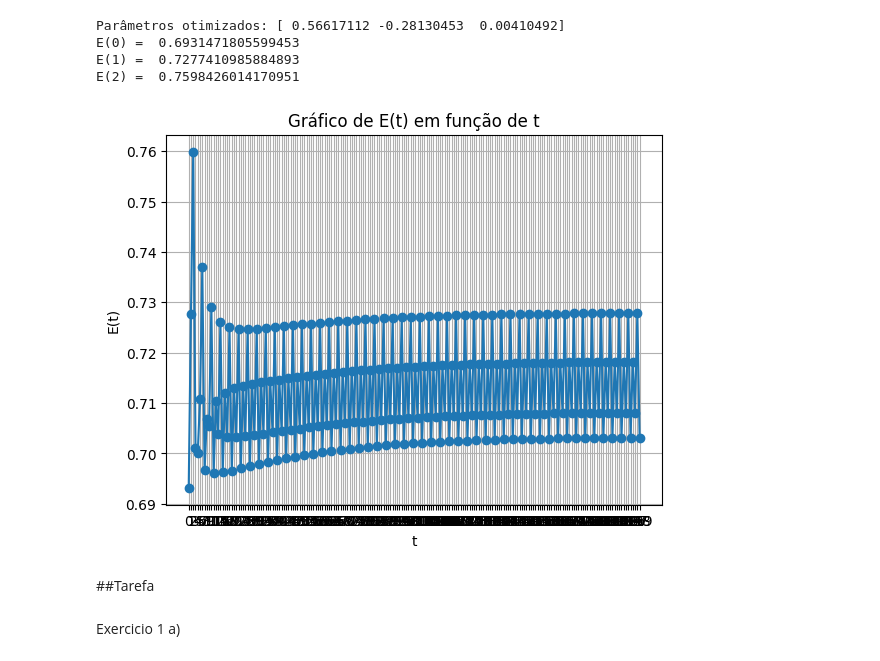
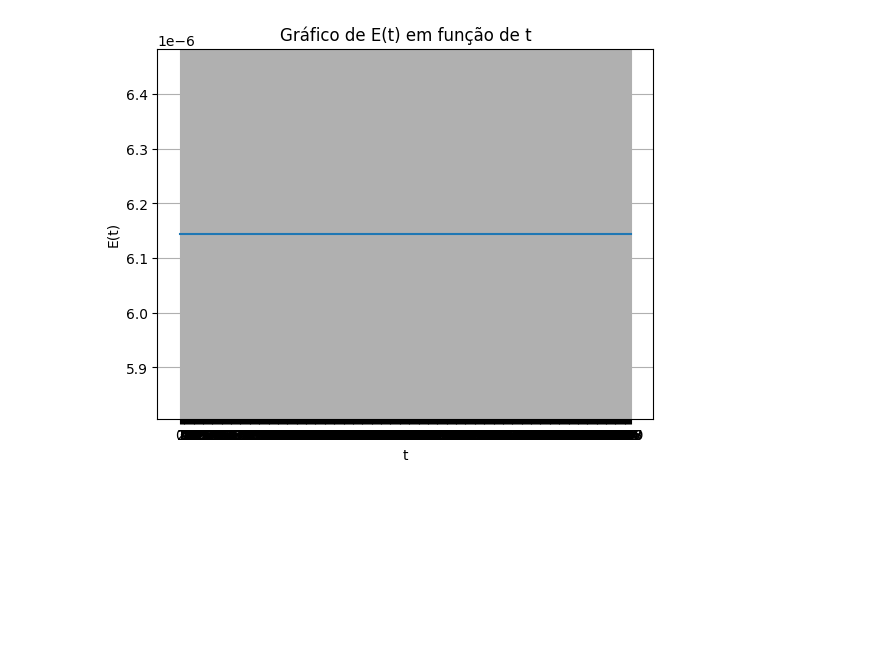
Before and after one commit to GuiSSMartins/OML-MMC, a Jupyter notebook: CLog.ipynb, the cells around one changed output. Cells and saved outputs as stored; diff of their text form; code cells hidden in the pictures; blank space fills up the shorter version.

```diff
--- a/CLog.ipynb
+++ b/CLog.ipynb
@@ -72,0 +17,15 @@ E(199) =  0.7031550959695927
+# %%
+# ficar só os 100 primeiros de cada classe
+def select_first_n_per_class(x, y, n):
+    x_selected = []
+    y_selected = []
+
+    for digit in np.unique(y):
+        idx = np.where(y == digit)[0][:n]
+        x_selected.append(x[idx])
+        y_selected.append(y[idx])
+
+    return np.concatenate(x_selected), np.concatenate(y_selected)
+
+x_train, y_train = select_first_n_per_class(x_train, y_train, 200)
+x_test, y_test = select_first_n_per_class(x_test, y_test, 200)
@@ -72,0 +46,11 @@ E(199) =  0.7031550959695927
+# %%
+x_train_array = x_train.reshape((len(x_train), 784))
+x_test_array = x_test.reshape((len(x_test), 784))
+
+# Normalizar os valores dentro da matriz de cada imagem
+# (Sabendo que o valor máximo de cada pixel é 255)
+x_train = x_train_array.astype('float32')
+x_test = x_test_array.astype('float32')
+#x_train = x_train/255
+#x_test = x_test/255
+print('X shape:', x_train.shape)
@@ -72,0 +59,7 @@ E(199) =  0.7031550959695927
+# %%
+eta = 0.1
+epochs = 500
+alpha = np.zeros(len(x_train))
+d=2
+batch_size = 25
+alpha, E = CLogDKPd_MGmB(x_train, y_train, alpha, eta, epochs, d, batch_size)
@@ -73,30 +128,17 @@ E(199) =  0.7031550959695927
 # %%
-print("Parâmetros otimizados:", resultado)
-print("E(0) = ", E[0])
-print("E(1) = ", E[1])
-print("E(2) = ", E[2])
-
 t = list(range(len(E)))
 
 # Plotando o gráfico
-plt.plot(t, E, marker='o', linestyle='-')
+plt.plot(t, E, linestyle='-')
 plt.xticks(t)
 
 # Configurações adicionais do gráfico
 plt.xlabel('t')
 plt.ylabel('E(t)')
 plt.title('Gráfico de E(t) em função de t')
 plt.grid(True)
 
 # Exibindo o gráfico
 plt.show()
 # %% [output]
-Parâmetros otimizados: [ 0.56617112 -0.28130453  0.00410492]
-E(0) =  0.6931471805599453
-E(1) =  0.7277410985884893
-E(2) =  0.7598426014170951
-[figure, old version]
+[figure, new version]
-# %% [markdown]
-##Tarefa
-# %% [markdown]
-Exercicio 1 a)
```
Also changed, not shown: parts of 19 cells of this notebook.
